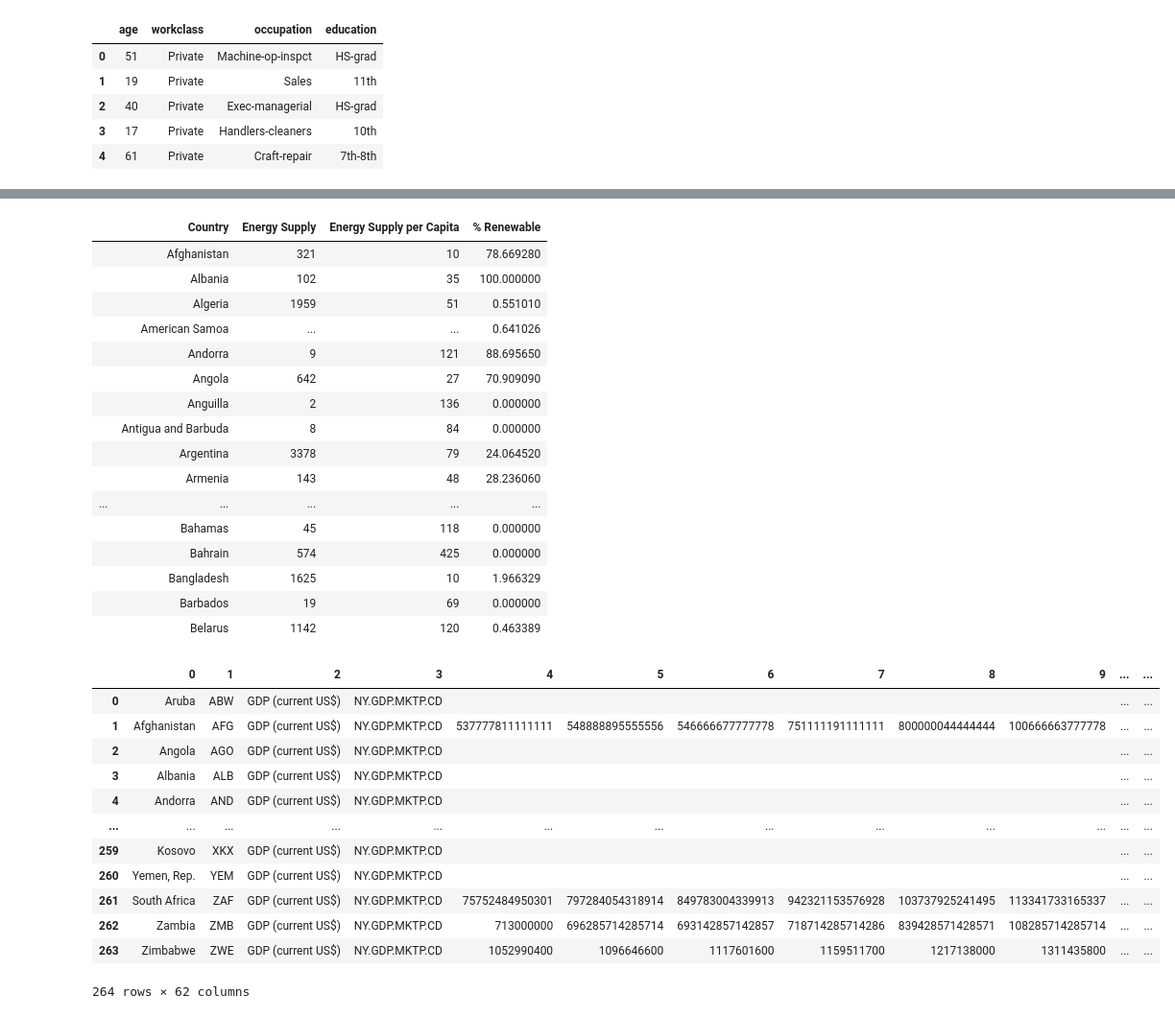
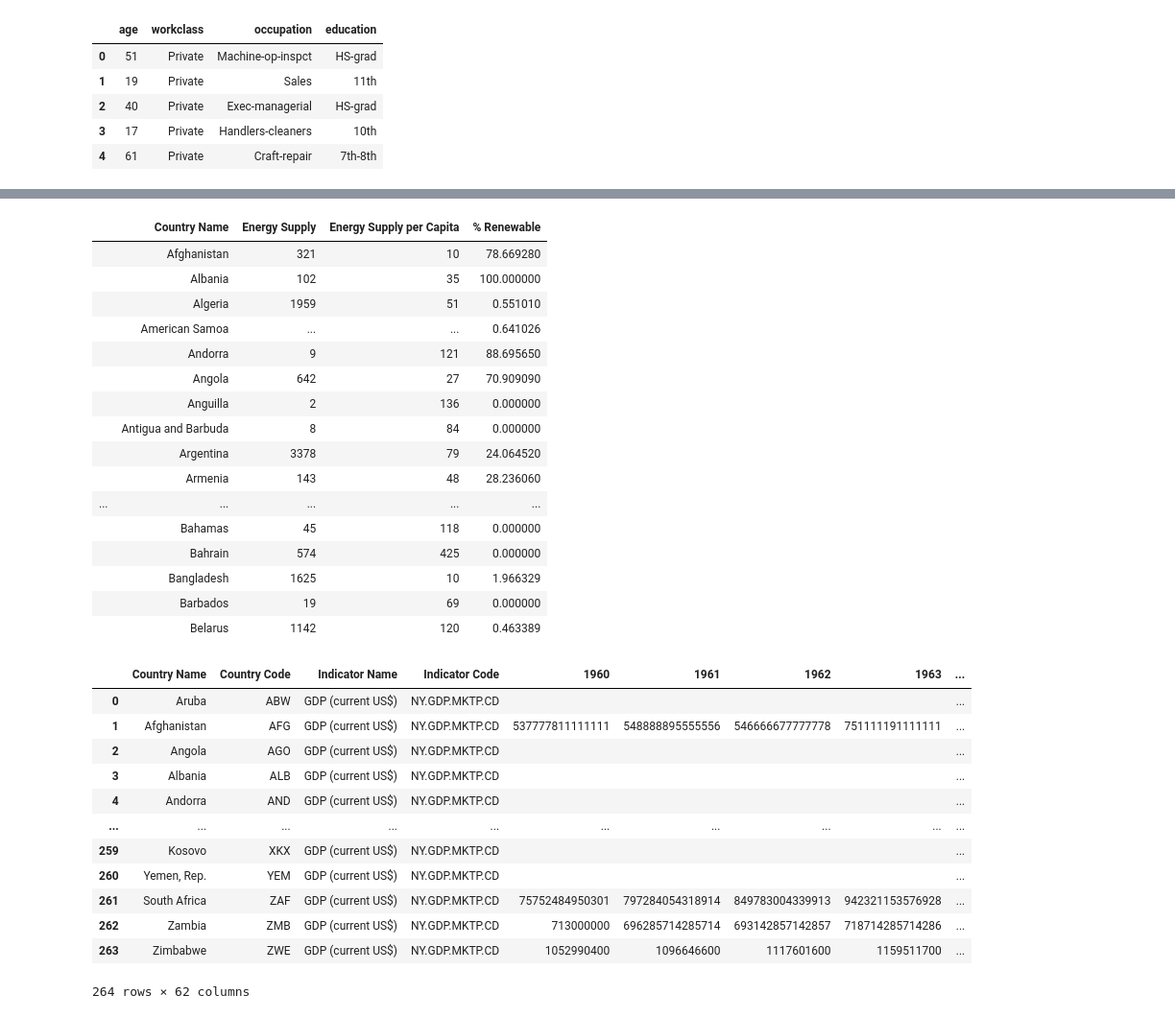
Before and after one commit to RealDogDad/exoplanetary-extrapolation, a Jupyter notebook: assignments/assignment-4b.ipynb, the cells around one changed output, grey strips where cells are left out. Shown at 96% size. Saved outputs shown, nothing was run; the diff lists cells and outputs as text; code cells hidden in the pictures.

```diff
--- a/assignments/assignment-4b.ipynb
+++ b/assignments/assignment-4b.ipynb
@@ -169,10 +171,10 @@ replacement_names = {
     "Bolivia (Plurinational State of)":"Bolivia",
     "Switzerland17":"Switzerland"
     }
-energy_data["Country"].replace(replacement_names, inplace=True)
+energy_data["Country Name"].replace(replacement_names, inplace=True)
 display(energy_data)
 # %% [output]
-|  | Country | Energy Supply | Energy Supply per Capita | % Renewable |
+|  | Country Name | Energy Supply | Energy Supply per Capita | % Renewable |
 |  | Afghanistan | 321 | 10 | 78.669280 |
 |  | Albania | 102 | 35 | 100.000000 |
 |  | Algeria | 1959 | 51 | 0.551010 |
@@ -192,24 +194,25 @@ display(energy_data)
 # %%
 #Q.2.b Load the GDP Data from "world_bank.xlsx". Exclude the header, rename the following countries ["Korea, Rep.":"South Korea","Iran, Islamic Rep.":"Iran","Hong Kong SAR, China":"Hong Kong"]
 replacement_names = {
     "Korea, Rep.":"South Korea",
     "Iran, Islamic Rep.":"Iran",
     "Hong Kong SAR, China":"Hong Kong"
 }
-gdp_data = pd.read_excel("../dataFiles/world_bank.xlsx", skiprows=5, header=None, keep_default_na=False)
-gdp_data[0].replace(replacement_names, inplace=True)
+gdp_data = pd.read_excel("../dataFiles/world_bank.xlsx", skiprows=2, header=2, keep_default_na=False)
+gdp_data.rename
+gdp_data["Country Name"].replace(replacement_names, inplace=True)
 display(gdp_data)
 # %% [output]
-|  | 0 | 1 | 2 | 3 | 4 | 5 | 6 | 7 | 8 | 9 | ... | ... |
-| 0 | Aruba | ABW | GDP (current US$) | NY.GDP.MKTP.CD |  |  |  |  |  |  | ... | ... |
-| 1 | Afghanistan | AFG | GDP (current US$) | NY.GDP.MKTP.CD | 537777811111111 | 548888895555556 | 546666677777778 | 751111191111111 | 800000044444444 | 100666663777778 | ... | ... |
-| 2 | Angola | AGO | GDP (current US$) | NY.GDP.MKTP.CD |  |  |  |  |  |  | ... | ... |
-| 3 | Albania | ALB | GDP (current US$) | NY.GDP.MKTP.CD |  |  |  |  |  |  | ... | ... |
-| 4 | Andorra | AND | GDP (current US$) | NY.GDP.MKTP.CD |  |  |  |  |  |  | ... | ... |
-| ... | ... | ... | ... | ... | ... | ... | ... | ... | ... | ... | ... | ... |
-| 259 | Kosovo | XKX | GDP (current US$) | NY.GDP.MKTP.CD |  |  |  |  |  |  | ... | ... |
-| 260 | Yemen, Rep. | YEM | GDP (current US$) | NY.GDP.MKTP.CD |  |  |  |  |  |  | ... | ... |
-| 261 | South Africa | ZAF | GDP (current US$) | NY.GDP.MKTP.CD | 75752484950301 | 797284054318914 | 849783004339913 | 942321153576928 | 103737925241495 | 113341733165337 | ... | ... |
-| 262 | Zambia | ZMB | GDP (current US$) | NY.GDP.MKTP.CD | 713000000 | 696285714285714 | 693142857142857 | 718714285714286 | 839428571428571 | 108285714285714 | ... | ... |
-| 263 | Zimbabwe | ZWE | GDP (current US$) | NY.GDP.MKTP.CD | 1052990400 | 1096646600 | 1117601600 | 1159511700 | 1217138000 | 1311435800 | ... | ... |
+|  | Country Name | Country Code | Indicator Name | Indicator Code | 1960 | 1961 | 1962 | 1963 | ... |
+| 0 | Aruba | ABW | GDP (current US$) | NY.GDP.MKTP.CD |  |  |  |  | ... |
+| 1 | Afghanistan | AFG | GDP (current US$) | NY.GDP.MKTP.CD | 537777811111111 | 548888895555556 | 546666677777778 | 751111191111111 | ... |
+| 2 | Angola | AGO | GDP (current US$) | NY.GDP.MKTP.CD |  |  |  |  | ... |
+| 3 | Albania | ALB | GDP (current US$) | NY.GDP.MKTP.CD |  |  |  |  | ... |
+| 4 | Andorra | AND | GDP (current US$) | NY.GDP.MKTP.CD |  |  |  |  | ... |
+| ... | ... | ... | ... | ... | ... | ... | ... | ... | ... |
+| 259 | Kosovo | XKX | GDP (current US$) | NY.GDP.MKTP.CD |  |  |  |  | ... |
+| 260 | Yemen, Rep. | YEM | GDP (current US$) | NY.GDP.MKTP.CD |  |  |  |  | ... |
+| 261 | South Africa | ZAF | GDP (current US$) | NY.GDP.MKTP.CD | 75752484950301 | 797284054318914 | 849783004339913 | 942321153576928 | ... |
+| 262 | Zambia | ZMB | GDP (current US$) | NY.GDP.MKTP.CD | 713000000 | 696285714285714 | 693142857142857 | 718714285714286 | ... |
+| 263 | Zimbabwe | ZWE | GDP (current US$) | NY.GDP.MKTP.CD | 1052990400 | 1096646600 | 1117601600 | 1159511700 | ... |
 264 rows × 62 columns
```
Also changed, not shown: parts of 8 cells of this notebook.
